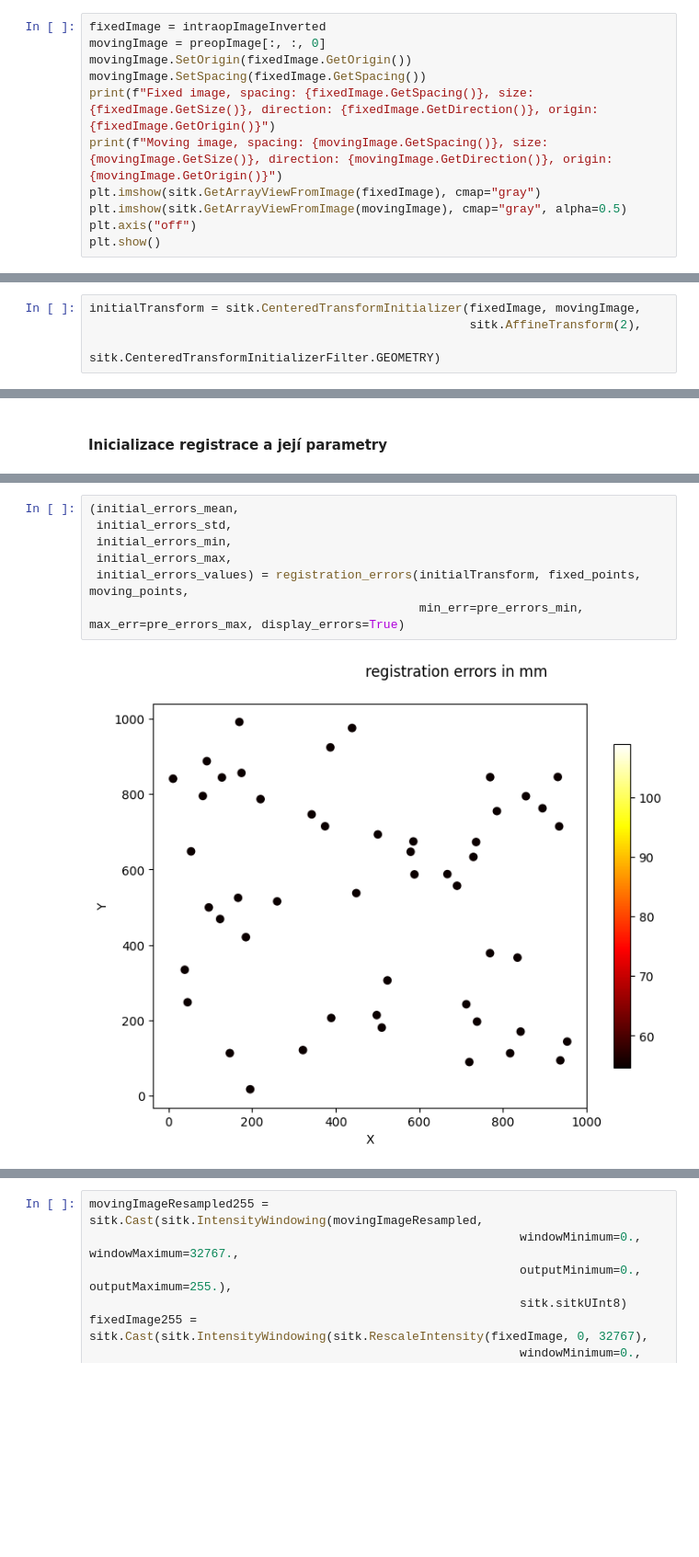
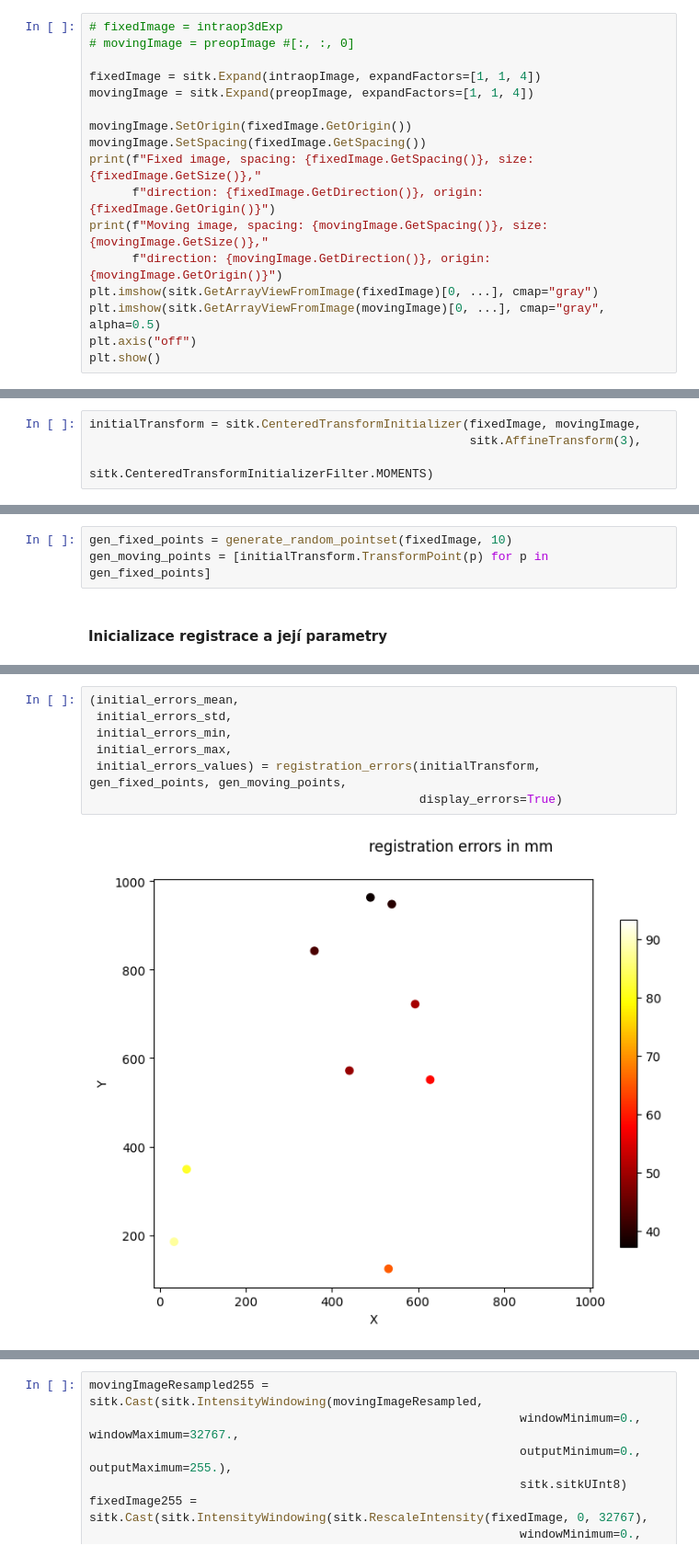
Before and after one commit to Vojtech-Benda/ca_isf, a Jupyter notebook: sitkRegistration.ipynb, the cells around one changed output, grey strips where cells are left out. Shown at 92% size. Drawn from its saved outputs; the diff is of its cells as text; blank space fills up the shorter version.

```diff
--- a/sitkRegistration.ipynb
+++ b/sitkRegistration.ipynb
@@ -253,12 +278,18 @@ plt.show()
 # %%
-fixedImage = intraopImageInverted
-movingImage = preopImage[:, :, 0]
+# fixedImage = intraop3dExp
+# movingImage = preopImage #[:, :, 0]
+
+fixedImage = sitk.Expand(intraopImage, expandFactors=[1, 1, 4])
+movingImage = sitk.Expand(preopImage, expandFactors=[1, 1, 4])
+
 movingImage.SetOrigin(fixedImage.GetOrigin())
 movingImage.SetSpacing(fixedImage.GetSpacing())
-print(f"Fixed image, spacing: {fixedImage.GetSpacing()}, size: {fixedImage.GetSize()}, direction: {fixedImage.GetDirection()}, origin: {fixedImage.GetOrigin()}")
-print(f"Moving image, spacing: {movingImage.GetSpacing()}, size: {movingImage.GetSize()}, direction: {movingImage.GetDirection()}, origin: {movingImage.GetOrigin()}")
-plt.imshow(sitk.GetArrayViewFromImage(fixedImage), cmap="gray")
-plt.imshow(sitk.GetArrayViewFromImage(movingImage), cmap="gray", alpha=0.5)
+print(f"Fixed image, spacing: {fixedImage.GetSpacing()}, size: {fixedImage.GetSize()},"
+      f"direction: {fixedImage.GetDirection()}, origin: {fixedImage.GetOrigin()}")
+print(f"Moving image, spacing: {movingImage.GetSpacing()}, size: {movingImage.GetSize()},"
+      f"direction: {movingImage.GetDirection()}, origin: {movingImage.GetOrigin()}")
+plt.imshow(sitk.GetArrayViewFromImage(fixedImage)[0, ...], cmap="gray")
+plt.imshow(sitk.GetArrayViewFromImage(movingImage)[0, ...], cmap="gray", alpha=0.5)
 plt.axis("off")
 plt.show()
 # %% [output]
@@ -267,0 +299,4 @@ Moving image, spacing: (1.0, 1.0), size: (1000, 1000), direction: (1.0, 0.0, 0.0
+# %%
+initialTransform = sitk.CenteredTransformInitializer(fixedImage, movingImage,
+                                                     sitk.AffineTransform(3),
+                                                     sitk.CenteredTransformInitializerFilter.MOMENTS)
@@ -270,7 +322,3 @@ levels = 2
 shrinkFactor = [shrink for shrink in range(2, (2 * levels), 2)]
 shrinkFactor.insert(0, 1)
 smoothFactor = [smooth for smooth in range(0, levels, 1)]
-# %%
-initialTransform = sitk.CenteredTransformInitializer(fixedImage, movingImage,
-                                                     sitk.AffineTransform(2),
-                                                     sitk.CenteredTransformInitializerFilter.GEOMETRY)
@@ -300,3 +325,6 @@ plt.imshow(sitk.GetArrayViewFromImage(initialImage), cmap="gray", alpha=0.5)
+# %%
+gen_fixed_points = generate_random_pointset(fixedImage, 10)
+gen_moving_points = [initialTransform.TransformPoint(p) for p in gen_fixed_points]
 # %% [markdown]
 #### Inicializace registrace a její parametry
 # %%
@@ -356,12 +397,12 @@ moving_points = [initialTransform.TransformPoint(p) for p in fixed_points]
 # %%
 (initial_errors_mean,
  initial_errors_std,
  initial_errors_min,
  initial_errors_max,
- initial_errors_values) = registration_errors(initialTransform, fixed_points, moving_points,
-                                              min_err=pre_errors_min, max_err=pre_errors_max, display_errors=True)
+ initial_errors_values) = registration_errors(initialTransform, gen_fixed_points, gen_moving_points,
+                                              display_errors=True)
 # %% [output]
-[figure, old version]
+[figure, new version]
 # %%
 (final_errors_mean,
  final_errors_std,
```
Also changed, not shown: parts of 18 cells of this notebook, 4 other files.
